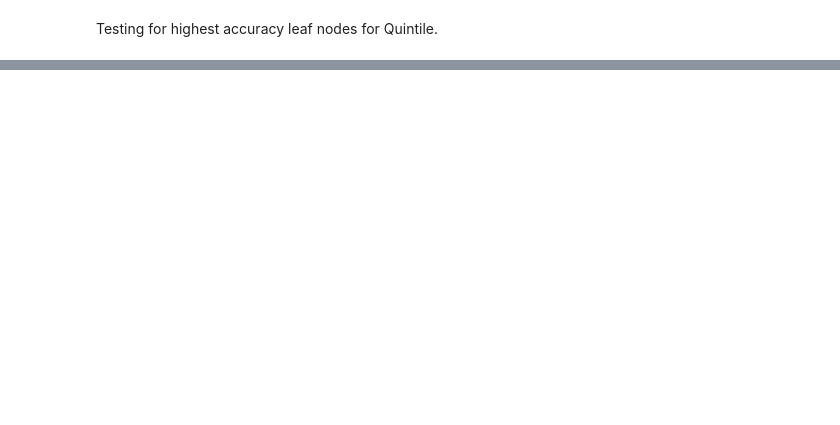
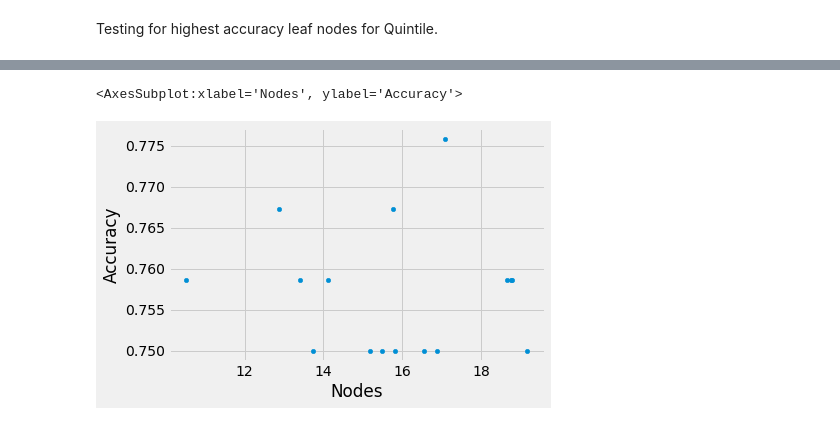
Before and after one commit to Ranabor/CDC-2022, a Jupyter notebook: data_exploration_rishi.ipynb, the cells around one changed output, grey strips where cells are left out. Saved outputs shown, nothing was run; the diff lists cells and outputs as text; code cells hidden in the pictures; blank space fills up the shorter version.

Commit message:
decision tree progress

```diff
--- a/data_exploration_rishi.ipynb
+++ b/data_exploration_rishi.ipynb
@@ -115,0 +113,10 @@ def find_best_leaf_node():
+# %%
+def obtain_training_set(table, columns_chosen, y_value):
+    """Create a training set."""
+    table_features = list(table[columns_chosen])
+    train_amount = round(len(table.index) * 0.8)
+    X = table[table_features].sample(train_amount)
+    y = table[y_value][X.index]
+    return X, y
+
+obtain_training_set(san_francisco, san_francisco_features, "FloodHealthIndex_Quintiles")
@@ -115,0 +141,9 @@ def find_best_leaf_node():
+# %%
+def find_best_leaf_node(nodes, train_X, val_X, train_y, val_y, trained) -> list:
+    """To find best leaf node."""
+    flood_index_model = DecisionTreeRegressor(max_depth=nodes, random_state=1)
+    flood_index_model.fit(train_X, train_y)
+    predicted_indices = flood_index_model.predict(val_X)
+    return (sum(val_y == predicted_indices) - trained)/(round(len(val_X)-trained))
+
+find_best_leaf_node(10000000, X_Q, features_Q, y_q, indices_Q, 460)
@@ -115,0 +152,13 @@ def find_best_leaf_node():
+# %%
+nodes_tested = 20
+results_table = pd.DataFrame(columns=["Nodes", "Accuracy"])
+train_amount = round(len(san_francisco.index) * 0.8)
+best_depth = []
+for i in np.arange(10):
+    for i in np.arange(0.1, nodes_tested, 0.01):
+        train_X, train_y = obtain_training_set(san_francisco, san_francisco_features, "FloodHealthIndex_Quintiles")
+        percentage_accuracy = find_best_leaf_node(i, train_X, features,train_y, indices_Q, train_amount)
+        results_table.loc[len(results_table.index)] = [i, percentage_accuracy]
+    best_depth = np.append(best_depth, results_table.sort_values(by="Accuracy", ascending=False).iloc[0][0])
+
+best_depth
@@ -115,0 +168,4 @@ def find_best_leaf_node():
+# %%
+highest_accuracy = results_table.sort_values(by="Accuracy", ascending=False)
+highest_accuracy = highest_accuracy[highest_accuracy['Accuracy'] >= .75]
+highest_accuracy
@@ -115,0 +190,5 @@ def find_best_leaf_node():
+# %%
+highest_accuracy.plot("Nodes", "Accuracy", kind="scatter")
+# %% [output]
+<AxesSubplot:xlabel='Nodes', ylabel='Accuracy'>
+[figure, added]
```
Also changed, not shown: parts of 10 cells of this notebook.
